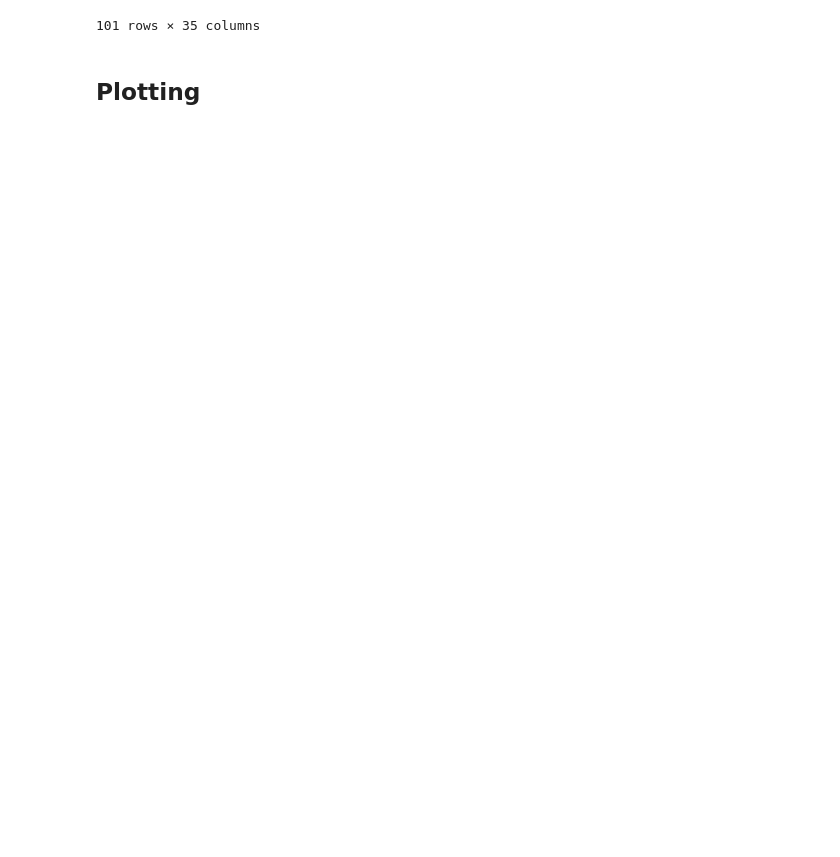
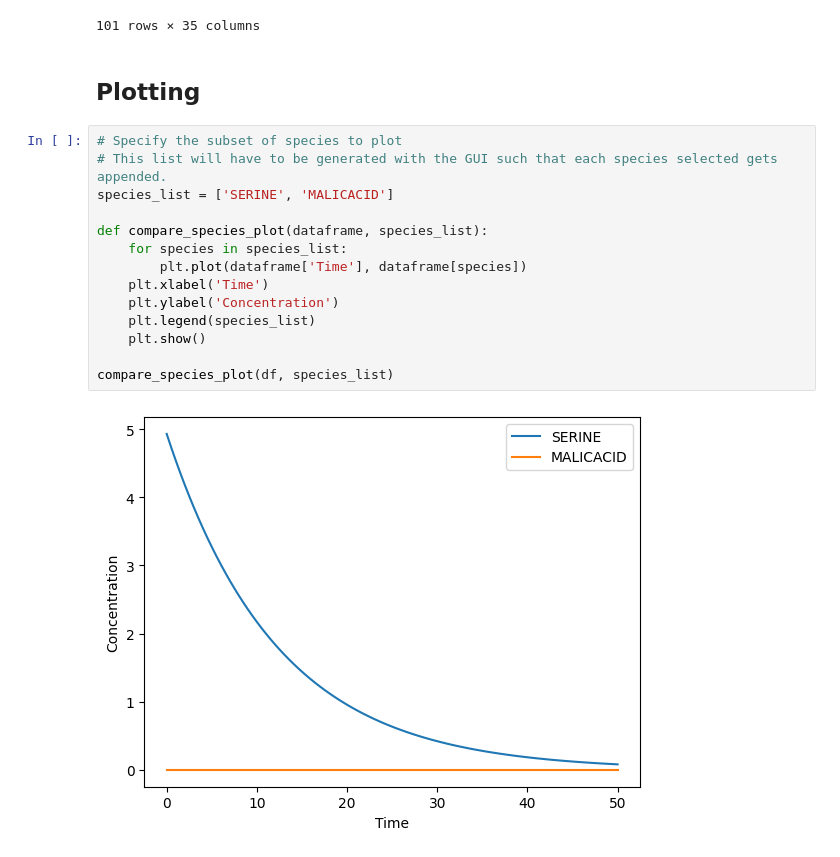
Before and after one commit to 2nd-best-FRENDAs/2nd-best-FRENDAs, a Jupyter notebook: Scripts/Tellurium_project_trial3.ipynb, the cells around one changed output. Saved outputs shown, nothing was run; the diff lists cells and outputs as text; blank space fills up the shorter version.

Commit message:
added two initial plotting functions

```diff
--- a/Scripts/Tellurium_project_trial3.ipynb
+++ b/Scripts/Tellurium_project_trial3.ipynb
@@ -127,3 +121,19 @@ df
 101 rows × 35 columns
 # %% [markdown]
 ## Plotting
+# %%
+# Specify the subset of species to plot
+# This list will have to be generated with the GUI such that each species selected gets appended.
+species_list = ['SERINE', 'MALICACID']
+
+def compare_species_plot(dataframe, species_list):
+    for species in species_list:
+        plt.plot(dataframe['Time'], dataframe[species])
+    plt.xlabel('Time')
+    plt.ylabel('Concentration')
+    plt.legend(species_list)
+    plt.show()
+
+compare_species_plot(df, species_list)
+# %% [output]
+[figure, added]
```
Also changed, not shown: parts of 5 cells of this notebook.
